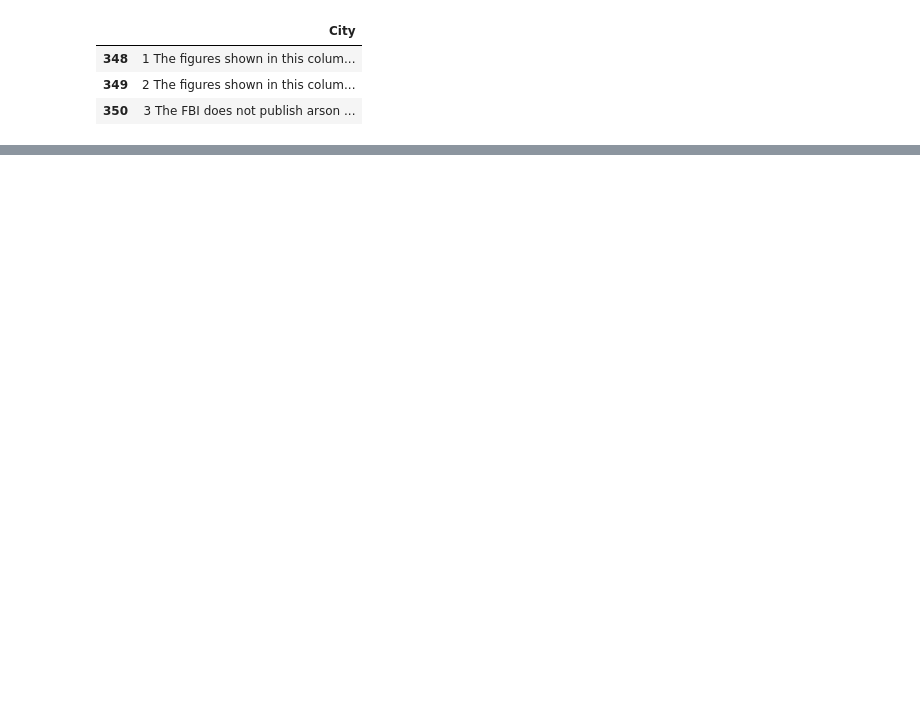
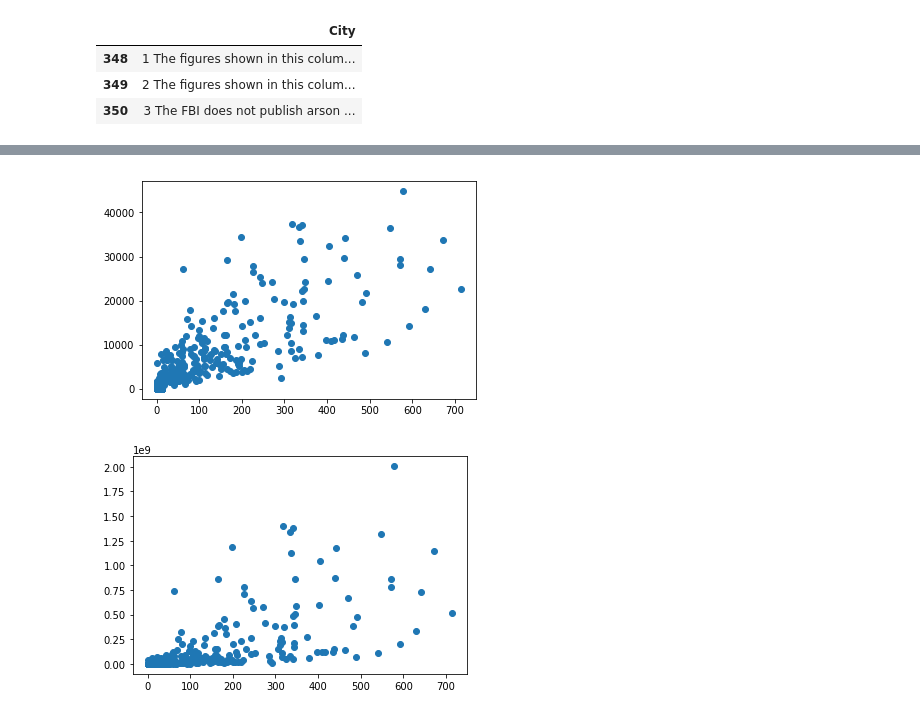
Before and after one commit to mahmoudheshmat/learn-datascience, a Jupyter notebook: Unit2/4-LinearRegression/2.4.4_RegressionModel.ipynb, the cells around one changed output, grey strips where cells are left out. Cells and saved outputs as stored; diff of their text form; code cells hidden in the pictures; blank space fills up the shorter version.

```diff
--- a/Unit2/4-LinearRegression/2.4.4_RegressionModel.ipynb
+++ b/Unit2/4-LinearRegression/2.4.4_RegressionModel.ipynb
@@ -76,0 +153,7 @@ df.Arson3 = df.Arson3.fillna(0)
+# %%
+# creating boolean categories for murder and robbery
+df['Murder_bool'] = np.where((df.Murder > 0), 1, 0)
+df['Robbery_bool'] = np.where((df.Robbery > 0), 1, 0)
+# %%
+# making a squared population variable
+df['Population^2'] = df['Population'] * df['Population']
@@ -95,10 +266 @@ Murder           float64
 dtype: object
-# %%
-# had an issue looping.. fixed now, can make this more elegant later
-df['Violent'] = pd.to_numeric(df['Violent'])
-df['Assault'] = pd.to_numeric(df['Assault'])
-df['PropertyCrime'] = pd.to_numeric(df['PropertyCrime'])
-df['Burglary'] = pd.to_numeric(df['Burglary'])
-df['LarcenyTheft'] = pd.to_numeric(df['LarcenyTheft'])
-df['VehicleTheft'] = pd.to_numeric(df['VehicleTheft'])
-df['Rape2'] = pd.to_numeric(df['Rape2'])
@@ -129,0 +267,11 @@ df.corr()
+# %%
+df['Population^2'] = df['Population']*df['Population']
+
+plt.scatter(df.PropertyCrime, df.Population)
+plt.show()
+
+plt.scatter(df.PropertyCrime, df['Population^2'])
+plt.show()
+# %% [output]
+[figure, added]
+[figure, added]
```
Also changed, not shown: parts of 43 cells of this notebook.
